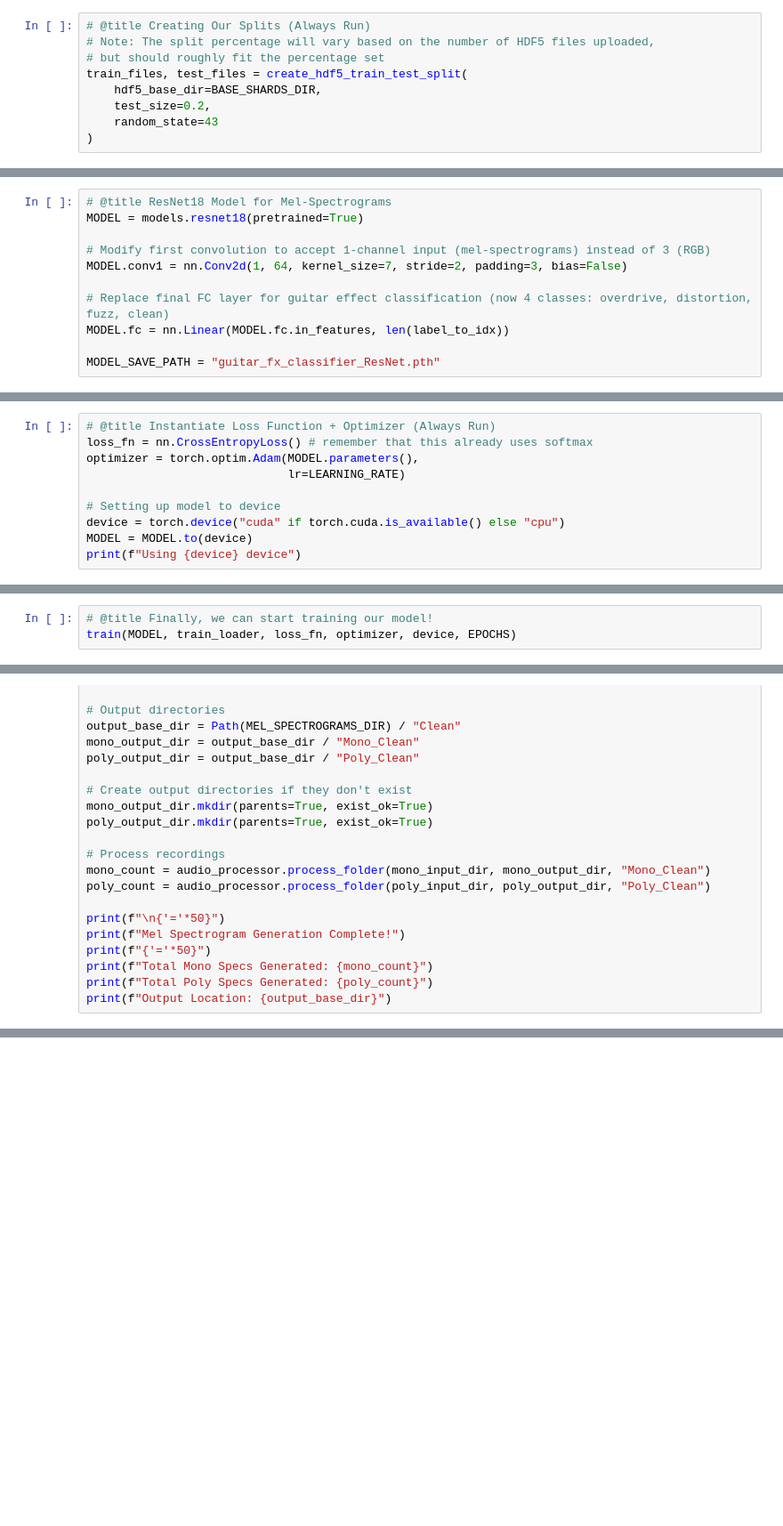
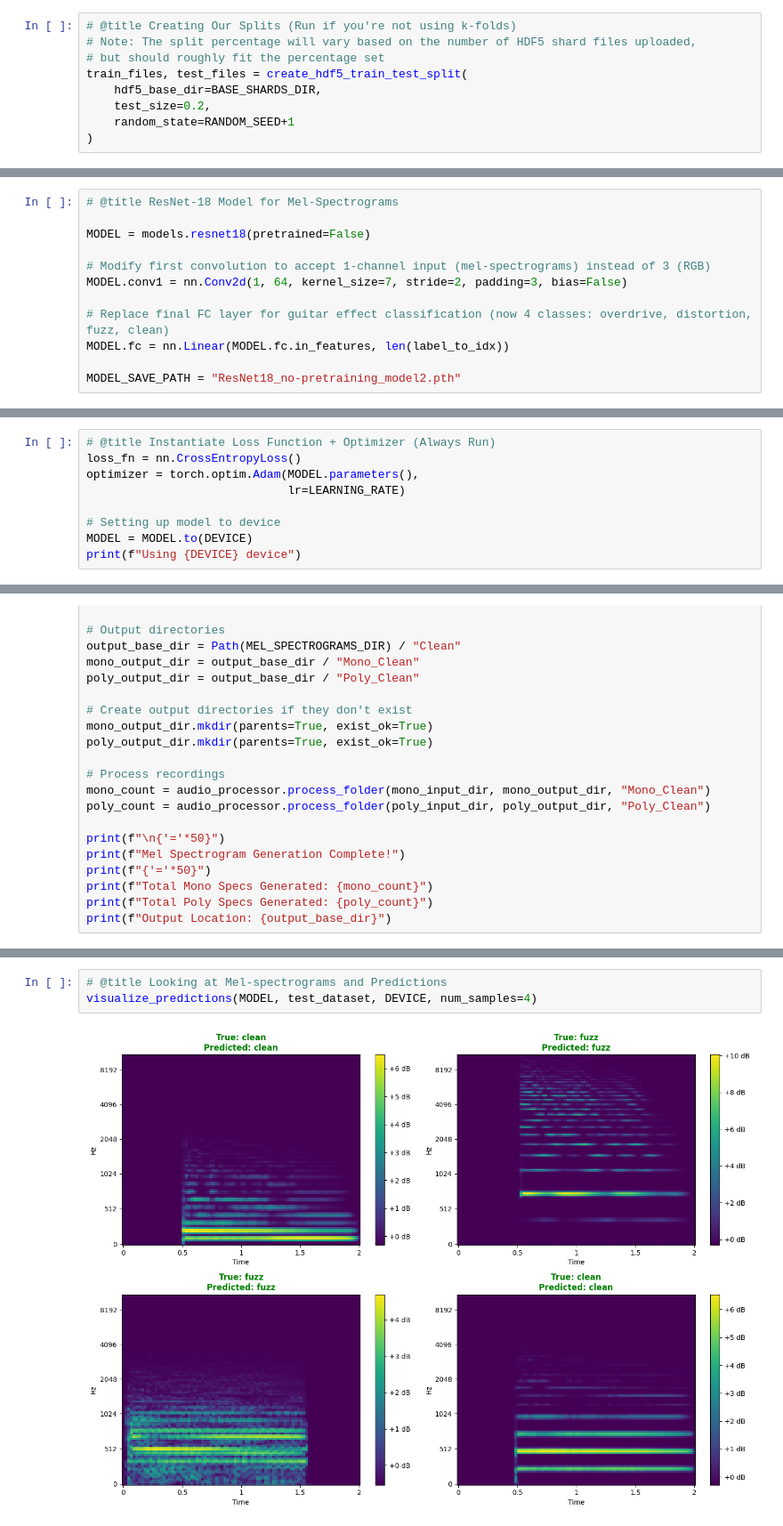
Before and after one commit to aestradaduda/CMPU-395-Machine-Learning-Project, a Jupyter notebook: ML_Guitar_Effect_Classification_AxelE.ipynb, the cells around one changed output, grey strips where cells are left out. Shown at 89% size. Saved outputs shown, nothing was run; the diff lists cells and outputs as text; blank space fills up the shorter version.

```diff
--- a/ML_Guitar_Effect_Classification_AxelE.ipynb
+++ b/ML_Guitar_Effect_Classification_AxelE.ipynb
@@ -400,9 +500,9 @@ def create_hdf5_train_test_split(hdf5_base_dir, test_size, random_state):
 # %%
-# @title Creating Our Splits (Always Run)
-# Note: The split percentage will vary based on the number of HDF5 files uploaded,
+# @title Creating Our Splits (Run if you're not using k-folds)
+# Note: The split percentage will vary based on the number of HDF5 shard files uploaded,
 # but should roughly fit the percentage set
 train_files, test_files = create_hdf5_train_test_split(
     hdf5_base_dir=BASE_SHARDS_DIR,
     test_size=0.2,
-    random_state=43
+    random_state=RANDOM_SEED+1
 )
@@ -578,6 +661,7 @@ MODEL_SAVE_PATH = "guitar_fx_classifier_simpleVGG_4classes.pth"
 # %%
-# @title ResNet18 Model for Mel-Spectrograms
-MODEL = models.resnet18(pretrained=True)
+# @title ResNet-18 Model for Mel-Spectrograms
+
+MODEL = models.resnet18(pretrained=False)
 
 # Modify first convolution to accept 1-channel input (mel-spectrograms) instead of 3 (RGB)
 MODEL.conv1 = nn.Conv2d(1, 64, kernel_size=7, stride=2, padding=3, bias=False)
@@ -585,4 +669,4 @@ MODEL.conv1 = nn.Conv2d(1, 64, kernel_size=7, stride=2, padding=3, bias=False)
 # Replace final FC layer for guitar effect classification (now 4 classes: overdrive, distortion, fuzz, clean)
 MODEL.fc = nn.Linear(MODEL.fc.in_features, len(label_to_idx))
 
-MODEL_SAVE_PATH = "guitar_fx_classifier_ResNet.pth"
+MODEL_SAVE_PATH = "ResNet18_no-pretraining_model2.pth"
@@ -589,10 +720,9 @@ MODEL_SAVE_PATH = "guitar_fx_classifier_ResNet.pth"
 # %%
 # @title Instantiate Loss Function + Optimizer (Always Run)
-loss_fn = nn.CrossEntropyLoss() # remember that this already uses softmax
+loss_fn = nn.CrossEntropyLoss()
 optimizer = torch.optim.Adam(MODEL.parameters(),
                              lr=LEARNING_RATE)
 
 # Setting up model to device
-device = torch.device("cuda" if torch.cuda.is_available() else "cpu")
-MODEL = MODEL.to(device)
-print(f"Using {device} device")
+MODEL = MODEL.to(DEVICE)
+print(f"Using {DEVICE} device")
@@ -699,3 +789,0 @@ if os.path.exists(MODEL_SAVE_PATH):
-# %%
-# @title Finally, we can start training our model!
-train(MODEL, train_loader, loss_fn, optimizer, device, EPOCHS)
@@ -991,0 +1581,5 @@ print(f"Output Location: {output_base_dir}")
+# %%
+# @title Looking at Mel-spectrograms and Predictions
+visualize_predictions(MODEL, test_dataset, DEVICE, num_samples=4)
+# %% [output]
+[figure, added]
```
Also changed, not shown: parts of 42 cells of this notebook.
